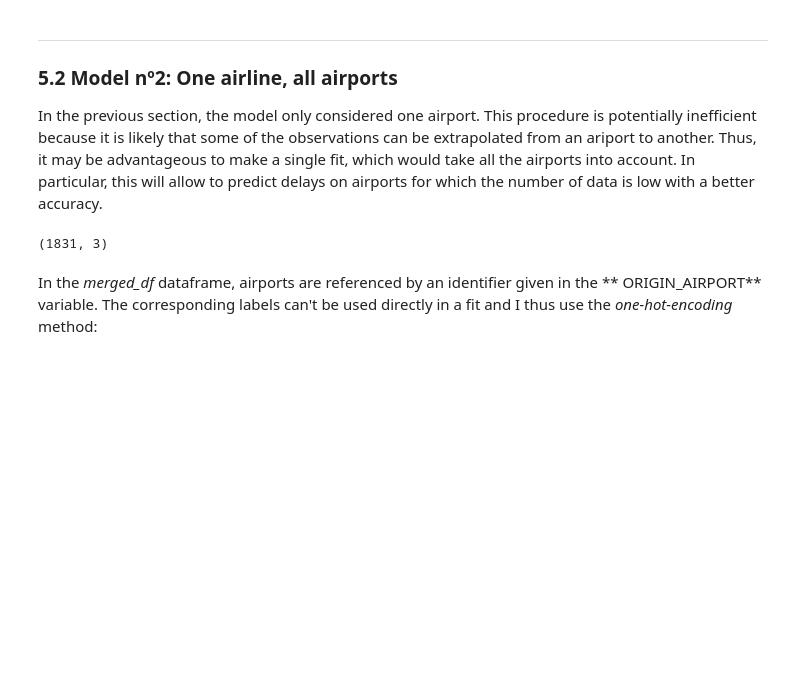
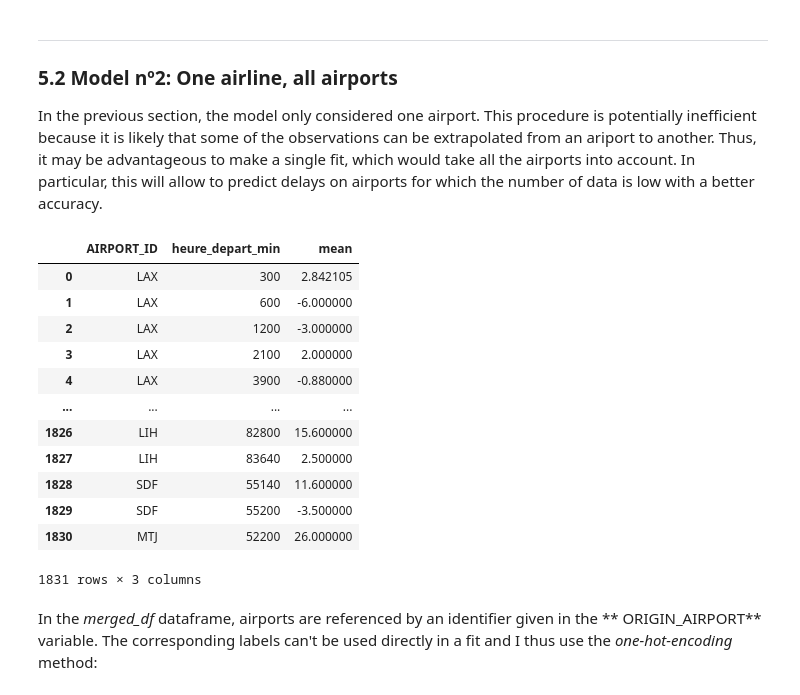
Before and after one commit to cheparity/Flight-delay, a Jupyter notebook: predicting-flight-delays-tutorial.ipynb, the cells around one changed output. Saved outputs shown, nothing was run; the diff lists cells and outputs as text; code cells hidden in the pictures; blank space fills up the shorter version.

```diff
--- a/predicting-flight-delays-tutorial.ipynb
+++ b/predicting-flight-delays-tutorial.ipynb
@@ -1366,9 +1377,21 @@ def get_merged_delays(df, carrier):
 # %%
 carrier = 'AA'
 merged_df = get_merged_delays(df, carrier)
-merged_df.shape
+merged_df
 # %% [output]
+|  | AIRPORT_ID | heure_depart_min | mean |
+| 0 | LAX | 300 | 2.842105 |
+| 1 | LAX | 600 | -6.000000 |
+| 2 | LAX | 1200 | -3.000000 |
+| 3 | LAX | 2100 | 2.000000 |
+| 4 | LAX | 3900 | -0.880000 |
+| ... | ... | ... | ... |
+| 1826 | LIH | 82800 | 15.600000 |
+| 1827 | LIH | 83640 | 2.500000 |
+| 1828 | SDF | 55140 | 11.600000 |
+| 1829 | SDF | 55200 | -3.500000 |
+| 1830 | MTJ | 52200 | 26.000000 |
-(1831, 3)
+1831 rows × 3 columns
 # %% [markdown]
 In the *merged_df* dataframe, airports are referenced by an identifier given in the ** ORIGIN_AIRPORT** variable.
 The corresponding labels can't be used directly in a fit and I thus use the *one-hot-encoding* method:
```
Also changed, not shown: parts of 23 cells of this notebook.
